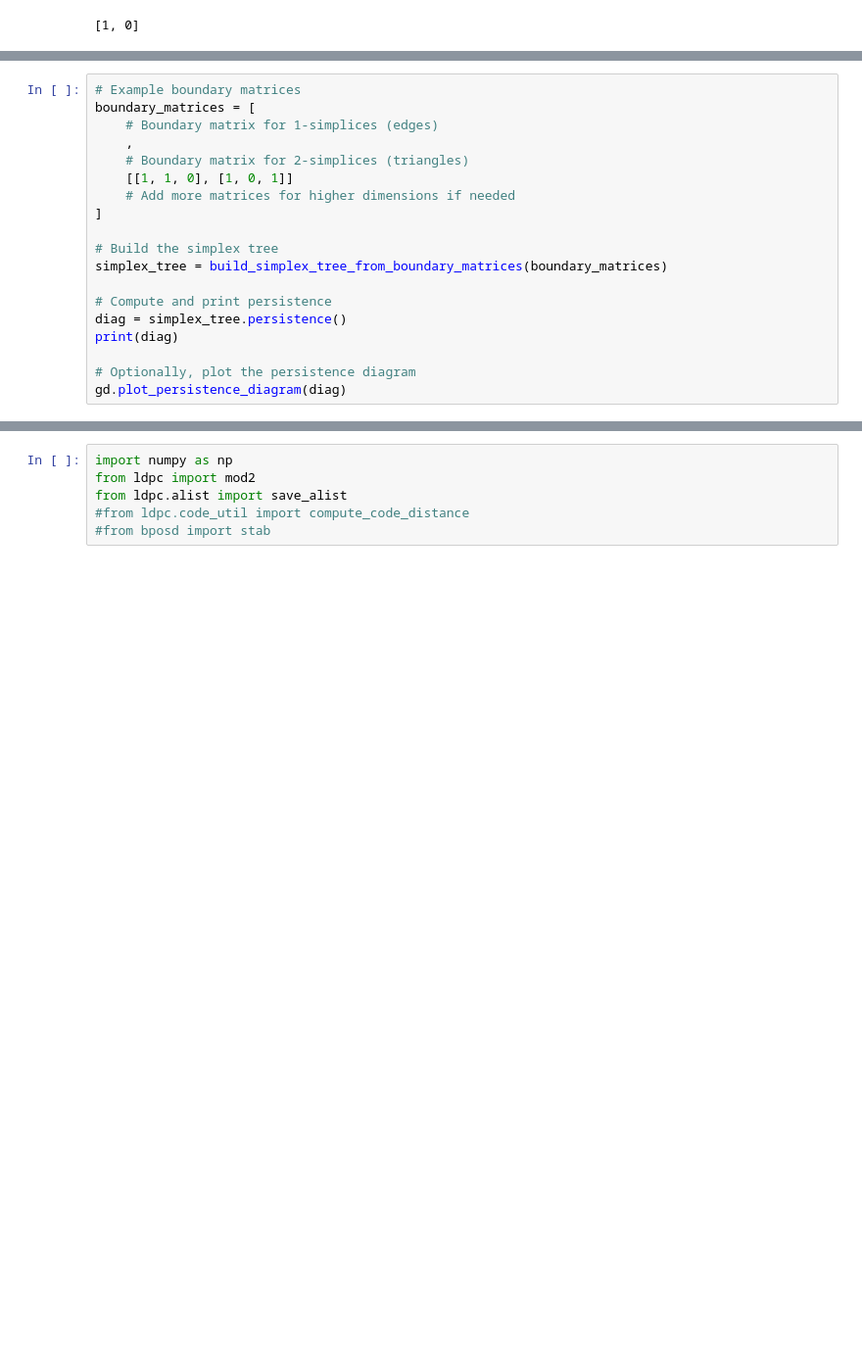
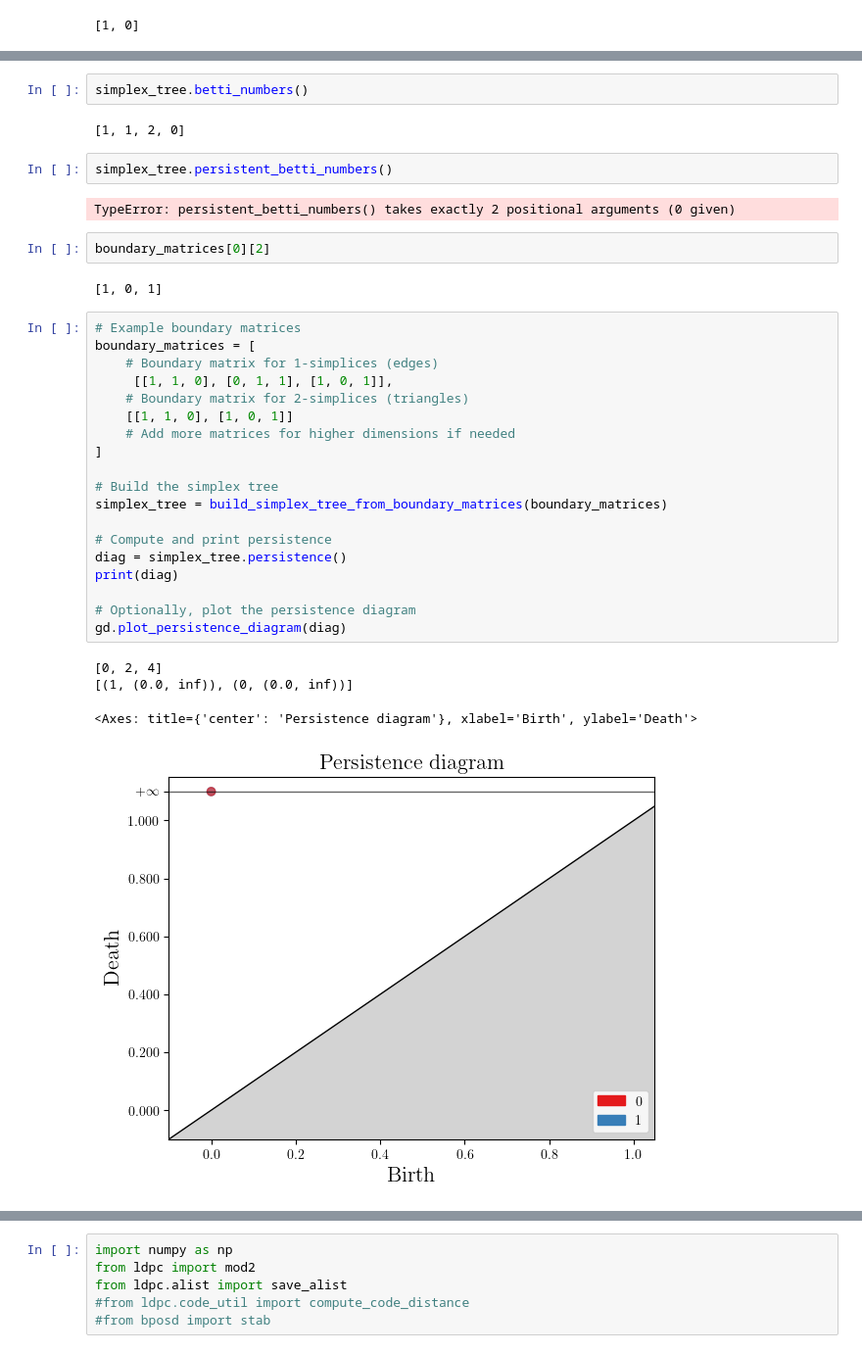
Before and after one commit to ricohasgithub/sprinkles-tda, a Jupyter notebook: data_gen.ipynb, the cells around one changed output, grey strips where cells are left out. Shown: that part at 98% size. Saved outputs shown, nothing was run; the diff lists cells and outputs as text; blank space fills up the shorter version.

Commit message:
more tweaks on generating simplex tree

```diff
--- a/data_gen.ipynb
+++ b/data_gen.ipynb
@@ -174,19 +189,36 @@ gd.plot_persistence_diagram(diag)
+# %%
+simplex_tree.betti_numbers()
+# %% [output]
+[1, 1, 2, 0]
+# %%
+simplex_tree.persistent_betti_numbers()
+# %% [output]
+TypeError: persistent_betti_numbers() takes exactly 2 positional arguments (0 given)
+# %%
+boundary_matrices[0][2]
+# %% [output]
+[1, 0, 1]
 # %%
 # Example boundary matrices
 boundary_matrices = [
     # Boundary matrix for 1-simplices (edges)
-    ,
+     [[1, 1, 0], [0, 1, 1], [1, 0, 1]],
     # Boundary matrix for 2-simplices (triangles)
     [[1, 1, 0], [1, 0, 1]]
     # Add more matrices for higher dimensions if needed
 ]
 
 # Build the simplex tree
 simplex_tree = build_simplex_tree_from_boundary_matrices(boundary_matrices)
 
 # Compute and print persistence
 diag = simplex_tree.persistence()
 print(diag)
 
 # Optionally, plot the persistence diagram
 gd.plot_persistence_diagram(diag)
+# %% [output]
+[0, 2, 4]
+[(1, (0.0, inf)), (0, (0.0, inf))]
+<Axes: title={'center': 'Persistence diagram'}, xlabel='Birth', ylabel='Death'>
+[figure, added]
```
Also changed, not shown: parts of 7 cells of this notebook.
